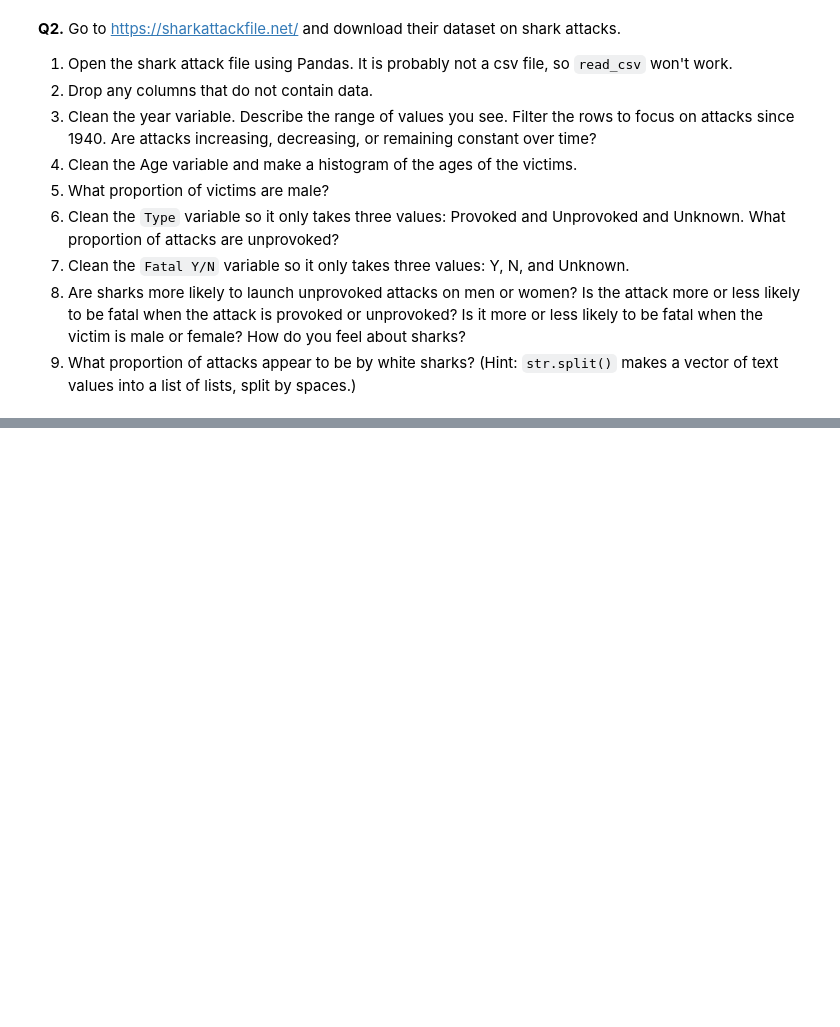
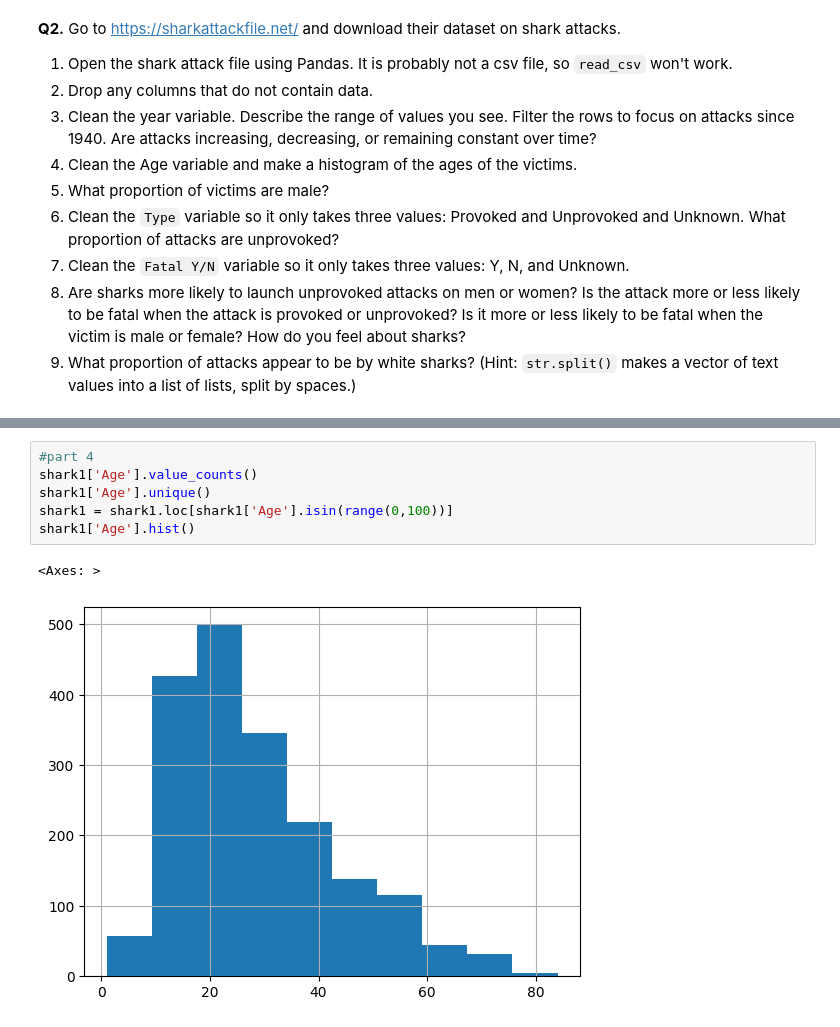
Before and after one commit to btw257-ui/wrangling, a Jupyter notebook: assignment/assignment.ipynb, the cells around one changed output, grey strips where cells are left out. Cells and saved outputs as stored; diff of their text form; blank space fills up the shorter version.

```diff
--- a/assignment/assignment.ipynb
+++ b/assignment/assignment.ipynb
@@ -35,0 +163,9 @@ mn = pd.read_csv('/mn_police_use_of_force.csv')
+# %%
+#part 4
+shark1['Age'].value_counts()
+shark1['Age'].unique()
+shark1 = shark1.loc[shark1['Age'].isin(range(0,100))]
+shark1['Age'].hist()
+# %% [output]
+<Axes: >
+[figure, added]
```
Also changed, not shown: parts of 15 cells of this notebook.
